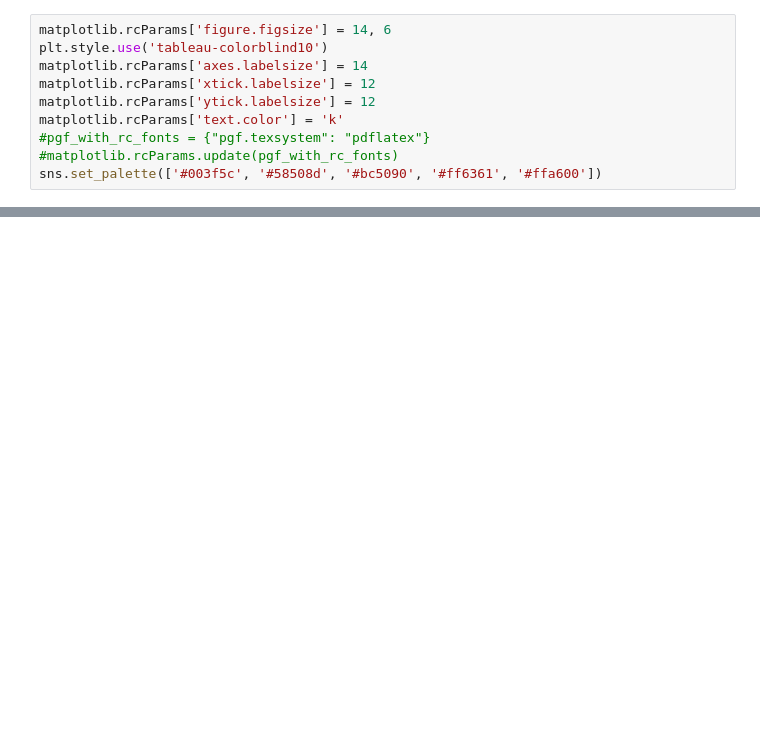
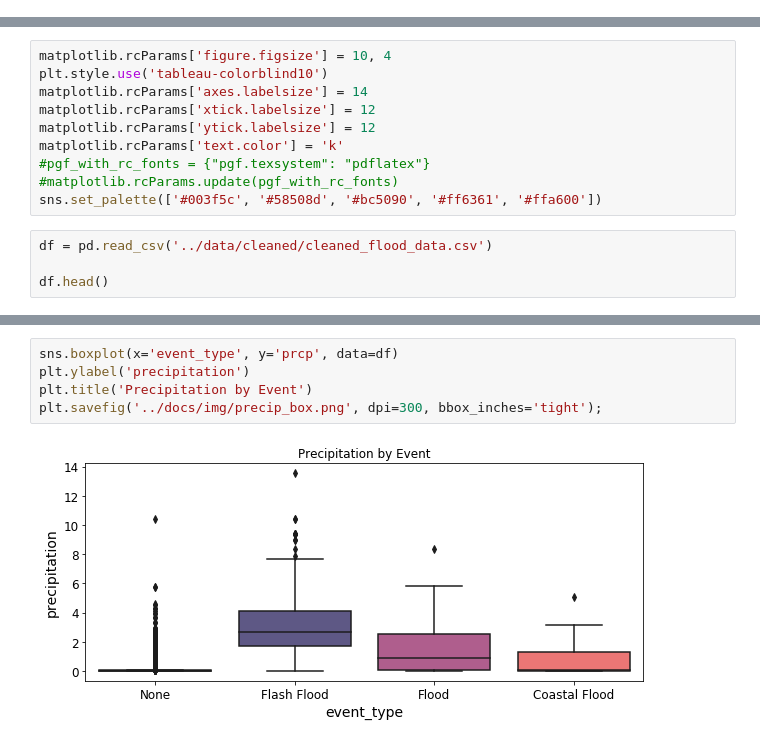
Before and after one commit to jennyrhee/flood-events, a Jupyter notebook: notebooks/data_storytelling.ipynb, the cells around one changed output, grey strips where cells are left out. Drawn from its saved outputs; the diff is of its cells as text; blank space fills up the shorter version.

Commit message:
completed data storytelling

```diff
--- a/notebooks/data_storytelling.ipynb
+++ b/notebooks/data_storytelling.ipynb
@@ -14,10 +0,0 @@ import scipy.stats
-# %%
-matplotlib.rcParams['figure.figsize'] = 14, 6
-plt.style.use('tableau-colorblind10')
-matplotlib.rcParams['axes.labelsize'] = 14
-matplotlib.rcParams['xtick.labelsize'] = 12
-matplotlib.rcParams['ytick.labelsize'] = 12
-matplotlib.rcParams['text.color'] = 'k'
-#pgf_with_rc_fonts = {"pgf.texsystem": "pdflatex"}
-#matplotlib.rcParams.update(pgf_with_rc_fonts)
-sns.set_palette(['#003f5c', '#58508d', '#bc5090', '#ff6361', '#ffa600'])
@@ -668,0 +11,14 @@ interactive(children=(Dropdown(description='year', options=(1996, 1997, 1998, 19
+# %%
+matplotlib.rcParams['figure.figsize'] = 10, 4
+plt.style.use('tableau-colorblind10')
+matplotlib.rcParams['axes.labelsize'] = 14
+matplotlib.rcParams['xtick.labelsize'] = 12
+matplotlib.rcParams['ytick.labelsize'] = 12
+matplotlib.rcParams['text.color'] = 'k'
+#pgf_with_rc_fonts = {"pgf.texsystem": "pdflatex"}
+#matplotlib.rcParams.update(pgf_with_rc_fonts)
+sns.set_palette(['#003f5c', '#58508d', '#bc5090', '#ff6361', '#ffa600'])
+# %%
+df = pd.read_csv('../data/cleaned/cleaned_flood_data.csv')
+
+df.head()
@@ -668,0 +33,7 @@ interactive(children=(Dropdown(description='year', options=(1996, 1997, 1998, 19
+# %%
+sns.boxplot(x='event_type', y='prcp', data=df)
+plt.ylabel('precipitation')
+plt.title('Precipitation by Event')
+plt.savefig('../docs/img/precip_box.png', dpi=300, bbox_inches='tight');
+# %% [output]
+[figure, added]
```
Also changed, not shown: parts of 95 cells of this notebook.
